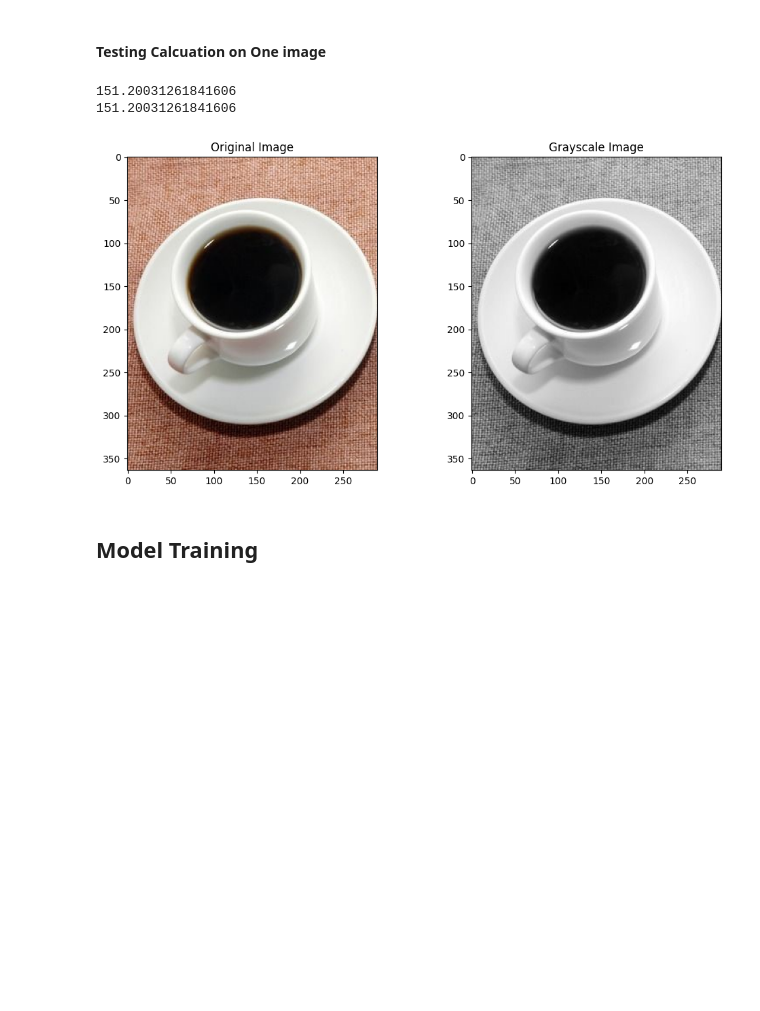
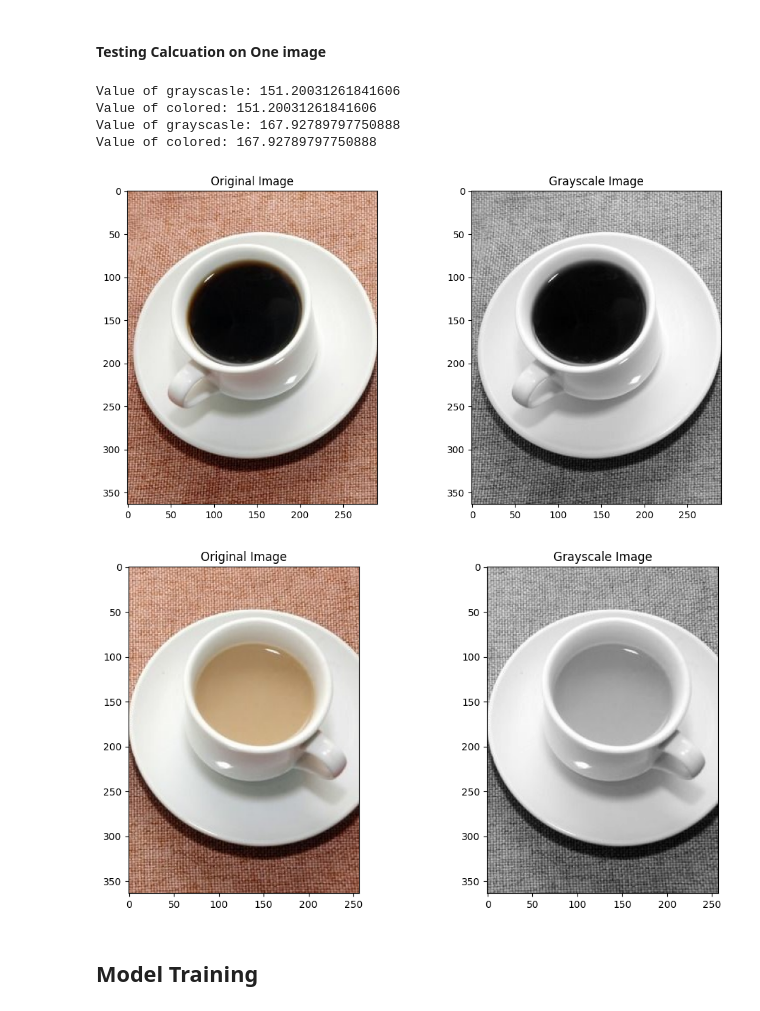
Before and after one commit to CMA-Projects/Coffeine-Detection, a Jupyter notebook: Notebook/Coffee Data Roboflow Analysis.ipynb, the cells around one changed output. Cells and saved outputs as stored; diff of their text form; code cells hidden in the pictures; blank space fills up the shorter version.

```diff
--- a/Notebook/Coffee Data Roboflow Analysis.ipynb
+++ b/Notebook/Coffee Data Roboflow Analysis.ipynb
@@ -68,23 +68,27 @@ def display_image(image_path):
     plt.show()
 # %%
 path = '../images/coffee1.jpg'
+path1 = '../images/coffee2.jpg'
 
 val1 = calculate_image_darkness_opencv(path)
-val2 = calculate_image_intensity_opencv(path)
+val2 = calculate_image_darkness_opencv(path)
 print(f"Value of grayscasle: {val1}")
 print(f"Value of colored: {val2}")
 
 val3 = calculate_image_darkness_pil(path1)
-val4 = calculate_image_intensity_pil(path1)
+val4 = calculate_image_darkness_pil(path1)
 print(f"Value of grayscasle: {val3}")
 print(f"Value of colored: {val4}")
 
 display_image(path)
 display_image(path1)
 # %% [output]
-151.20031261841606
-151.20031261841606
+Value of grayscasle: 151.20031261841606
+Value of colored: 151.20031261841606
+Value of grayscasle: 167.92789797750888
+Value of colored: 167.92789797750888
 [figure]
+[figure, added]
 # %% [markdown]
 ## Model Training
 # %% [markdown]
```
Also changed, not shown: parts of 8 cells of this notebook.
